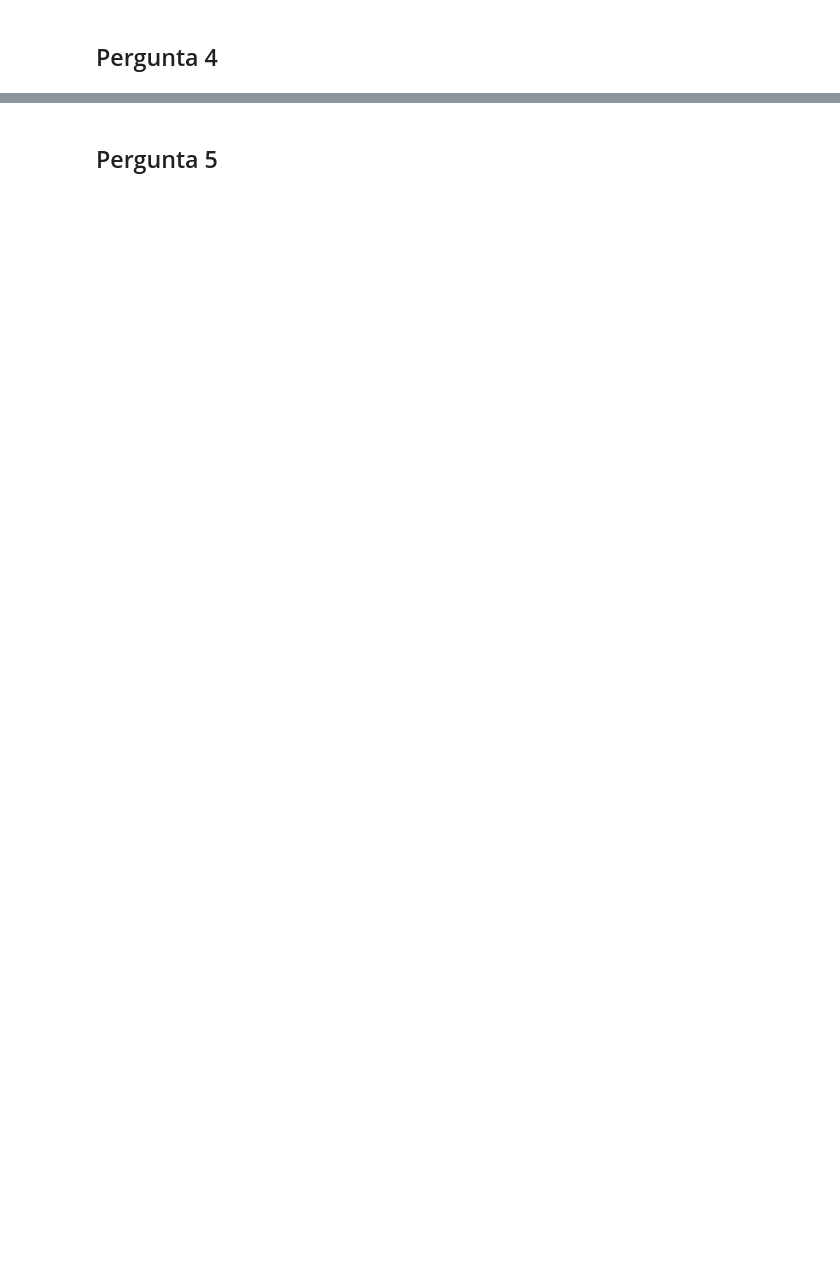
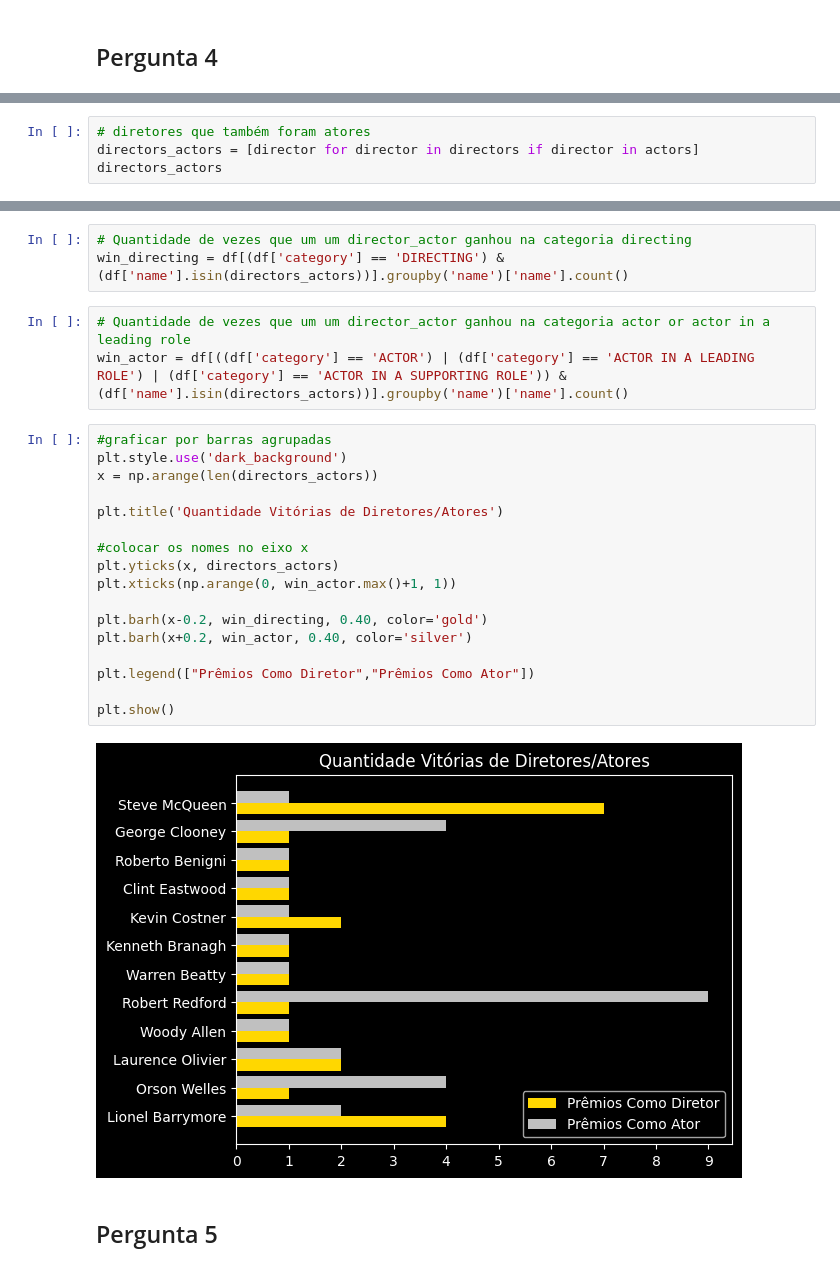
Before and after one commit to marleyabe/analise_oscar_awards, a Jupyter notebook: prova.ipynb, the cells around one changed output, grey strips where cells are left out. Saved outputs shown, nothing was run; the diff lists cells and outputs as text; blank space fills up the shorter version.

```diff
--- a/prova.ipynb
+++ b/prova.ipynb
@@ -141,0 +137,4 @@ plt.show()
+# %%
+# diretores que também foram atores
+directors_actors = [director for director in directors if director in actors]
+directors_actors
@@ -142,2 +154,27 @@ plt.show()
+# %%
+# Quantidade de vezes que um um director_actor ganhou na categoria directing
+win_directing = df[(df['category'] == 'DIRECTING') & (df['name'].isin(directors_actors))].groupby('name')['name'].count()
+# %%
+# Quantidade de vezes que um um director_actor ganhou na categoria actor or actor in a leading role
+win_actor = df[((df['category'] == 'ACTOR') | (df['category'] == 'ACTOR IN A LEADING ROLE') | (df['category'] == 'ACTOR IN A SUPPORTING ROLE')) & (df['name'].isin(directors_actors))].groupby('name')['name'].count()
+# %%
+#graficar por barras agrupadas
+plt.style.use('dark_background')
+x = np.arange(len(directors_actors))
+
+plt.title('Quantidade Vitórias de Diretores/Atores')
+
+#colocar os nomes no eixo x
+plt.yticks(x, directors_actors)
+plt.xticks(np.arange(0, win_actor.max()+1, 1))
+
+plt.barh(x-0.2, win_directing, 0.40, color='gold')
+plt.barh(x+0.2, win_actor, 0.40, color='silver')
+
+plt.legend(["Prêmios Como Diretor","Prêmios Como Ator"])
+
+plt.show()
+# %% [output]
+[figure, added]
 # %% [markdown]
 ## Pergunta 5
```
Also changed, not shown: parts of 14 cells of this notebook.
